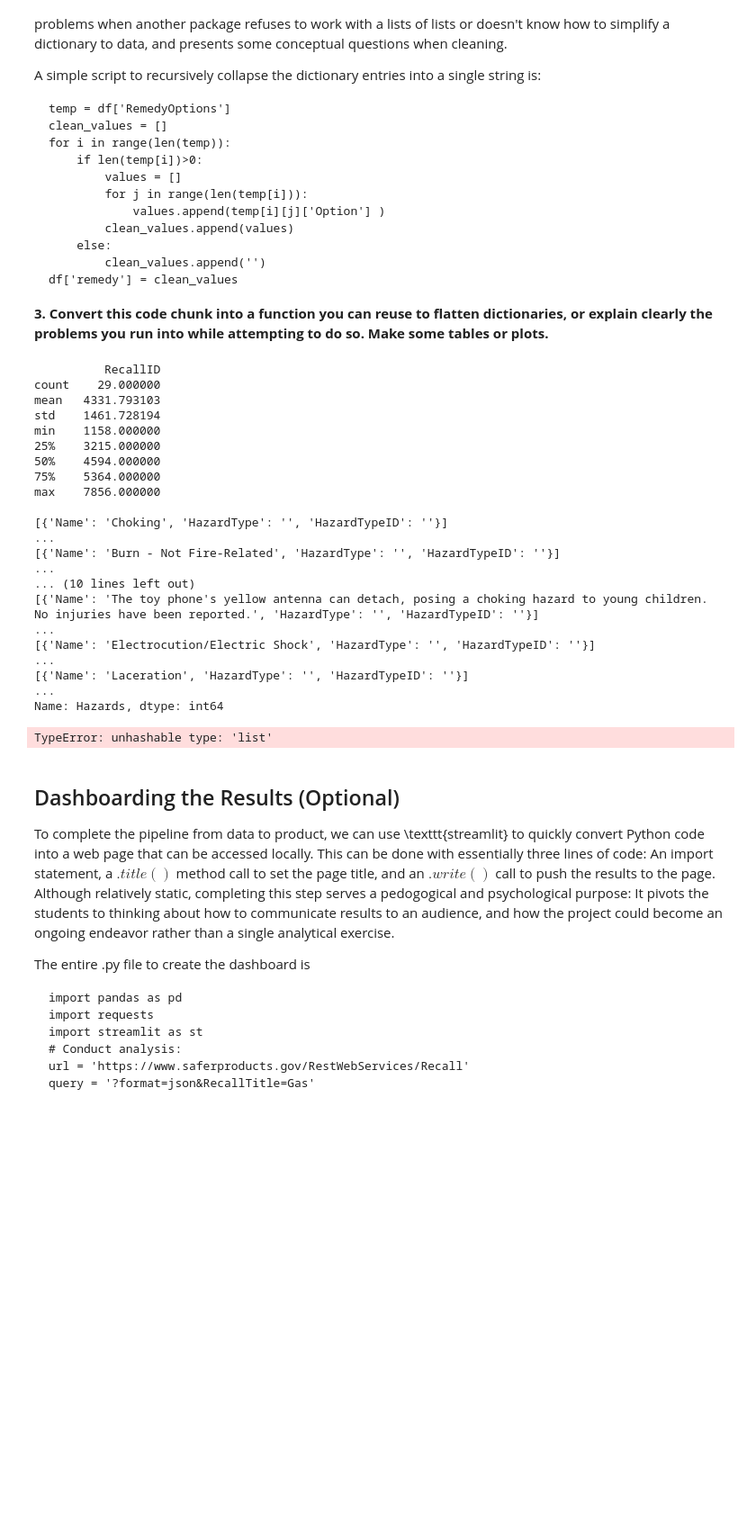
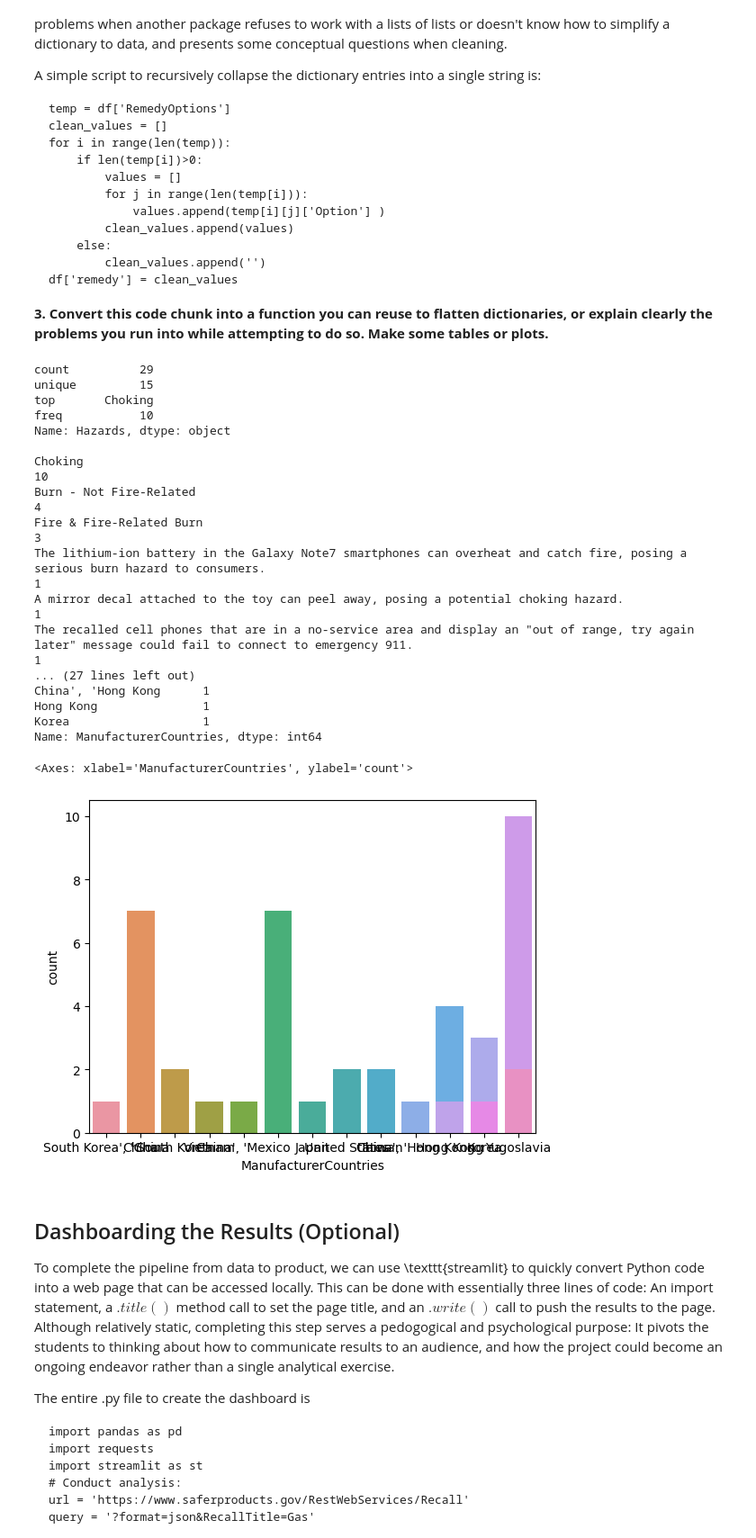
Before and after one commit to 22ai/ds3001-labs, a Jupyter notebook: 01_api_calls/assignment_notebook.ipynb, the cells around one changed output. Shown: that part at 90% size. Saved outputs shown, nothing was run; the diff lists cells and outputs as text; code cells hidden in the pictures; blank space fills up the shorter version.

```diff
--- a/01_api_calls/assignment_notebook.ipynb
+++ b/01_api_calls/assignment_notebook.ipynb
@@ -178,45 +180,55 @@ A simple script to recursively collapse the dictionary entries into a single str
 # %%
 def flatten(d,key):
     clean = []
     for i in range(len(d)):
         l = len(d[i])
         if l > 0:
             x = []
             for j in range(l):
                 x.append(d[i][j][key])
             clean.append(x)
         else:
             clean.append('')
     return clean
 # This gave me trouble because I didn't realize each column had a different dictionary key
 df = pd.DataFrame.from_dict(data)
 df['RemedyOptions'] = flatten(df['RemedyOptions'],'Option')
 df['Products'] = flatten(df['Products'],'Name')
 df["ManufacturerCountries"] = flatten(df['ManufacturerCountries'],'Country')
 
-print(df.describe(),'\n')
-# print(df.value_counts()) Why does this throw an unhashable type 'list' error?
+df['Hazards'] = flatten(df['Hazards'],'Name')
+df['Hazards'] = df['Hazards'].astype('str',errors='raise')
+df['Hazards'] = df['Hazards'].str.strip('[]').str.strip("'")
+print(df['Hazards'].describe(),'\n')
 print(df['Hazards'].value_counts(),'\n')
-# print(df.groupby(['ManufacturerCountries']).count()) Unhashable type error here as well
+
+sns.countplot(df,x='Hazards') # That didn't work
+
+df['ManufacturerCountries'] = df['ManufacturerCountries'].astype('str',errors='raise')
+df['ManufacturerCountries'] = df['ManufacturerCountries'].str.strip('[]').str.strip("'")
+print(df['ManufacturerCountries'].describe(),'\n')
+print(df['ManufacturerCountries'].value_counts(),'\n')
+sns.countplot(df,x='ManufacturerCountries') # Looking forward to learning better visualization techniques
 # %% [output]
-          RecallID
-count    29.000000
-mean   4331.793103
-std    1461.728194
-min    1158.000000
-25%    3215.000000
-50%    4594.000000
-75%    5364.000000
-max    7856.000000
+count          29
+unique         15
+top       Choking
+freq           10
+Name: Hazards, dtype: object
 
-[{'Name': 'Choking', 'HazardType': '', 'HazardTypeID': ''}]                                                                                                                                              ...
-[{'Name': 'Burn - Not Fire-Related', 'HazardType': '', 'HazardTypeID': ''}]                                                                                                                              ...
-... (10 lines left out)
-[{'Name': 'The toy phone's yellow antenna can detach, posing a choking hazard to young children. No injuries have been reported.', 'HazardType': '', 'HazardTypeID': ''}]                                ...
-[{'Name': 'Electrocution/Electric Shock', 'HazardType': '', 'HazardTypeID': ''}]                                                                                                                         ...
-[{'Name': 'Laceration', 'HazardType': '', 'HazardTypeID': ''}]                                                                                                                                           ...
-Name: Hazards, dtype: int64
+Choking                                                                                                                                                                                             10
+Burn - Not Fire-Related                                                                                                                                                                              4
+Fire & Fire-Related Burn                                                                                                                                                                             3
+The lithium-ion battery in the Galaxy Note7 smartphones can overheat and catch fire, posing a serious burn hazard to consumers.                                                                      1
+A mirror decal attached to the toy can peel away, posing a potential choking hazard.                                                                                                                 1
+The recalled cell phones that are in a no-service area and display an "out of range, try again later" message could fail to connect to emergency 911.                                                1
+... (27 lines left out)
+China', 'Hong Kong      1
+Hong Kong               1
+Korea                   1
+Name: ManufacturerCountries, dtype: int64
-TypeError: unhashable type: 'list'
+<Axes: xlabel='ManufacturerCountries', ylabel='count'>
+[figure, added]
 # %% [markdown]
 ## Dashboarding the Results (Optional)
 
```
Also changed, not shown: parts of 4 cells of this notebook.
